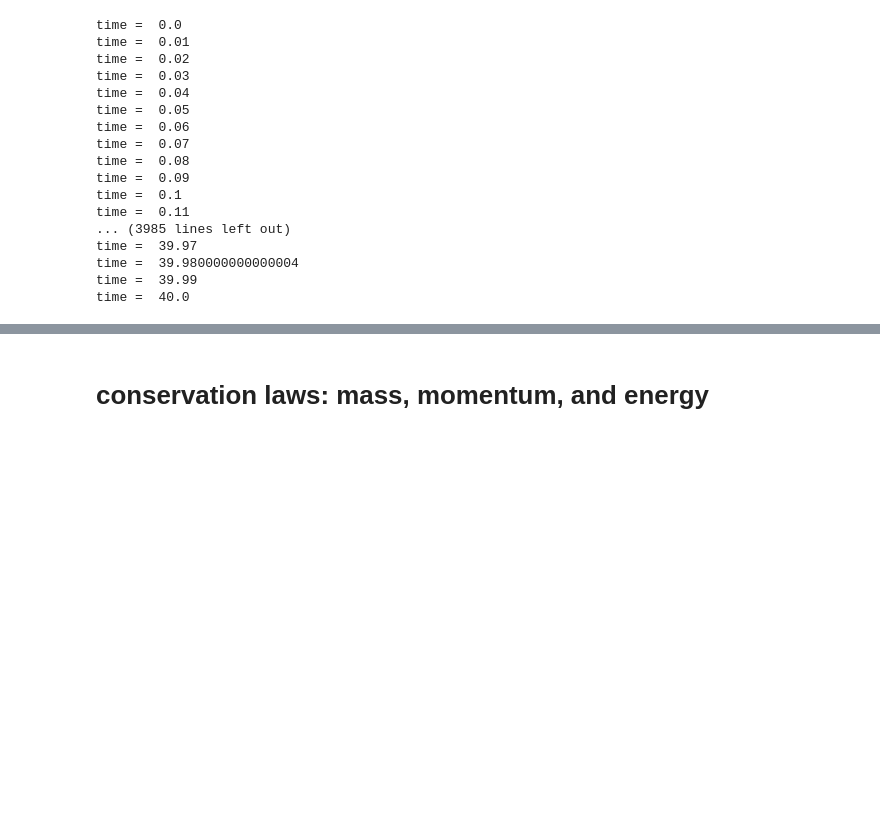
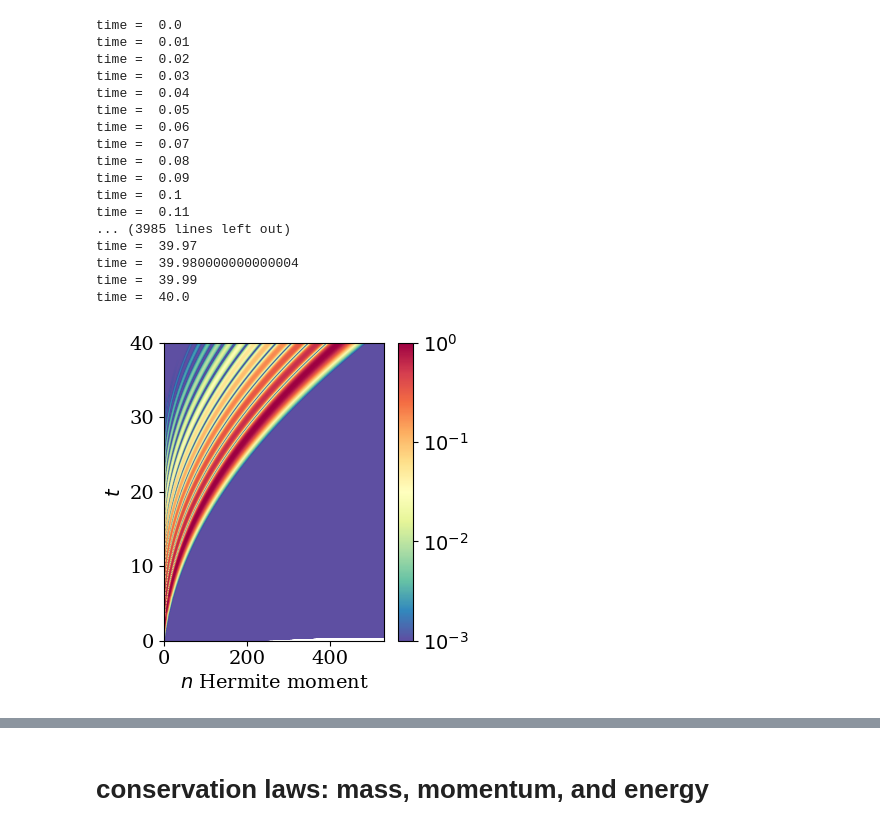
Before and after one commit to opaliss/Vlasov_Hermite_recurrence_study, a Jupyter notebook: aw_simulation/linear_landau_damping.ipynb, the cells around one changed output, grey strips where cells are left out. Cells and saved outputs as stored; diff of their text form; code cells hidden in the pictures; blank space fills up the shorter version.

```diff
--- a/aw_simulation/linear_landau_damping.ipynb
+++ b/aw_simulation/linear_landau_damping.ipynb
@@ -108,18 +108,20 @@ time =  39.980000000000004
 time =  39.99
 time =  40.0
 # %%
-fig, ax = plt.subplots(figsize=(7, 4))
+fig, ax = plt.subplots(figsize=(4, 4))
 
 mat = np.abs(sol_midpoint_u[np.arange(setup.Nx+1, (2*setup.Nx+1)*setup.Nv, 2*setup.Nx+1), :])
 
 pos = ax.pcolormesh(np.arange(setup.Nv), sol_midpoint_t, np.log10((mat**2)/np.max(mat**2, axis=0)).T, vmin=-3, vmax=0., cmap="Spectral_r", shading="gouraud")
-#ax.set_xticks([0, 5, 10, 15])
+ax.set_xlim(0, 530)
 ax.set_xlabel("$n$ Hermite moment")
 ax.set_ylabel("$t$")
 cbar = fig.colorbar(pos, ticks=[-3, -2, -1, 0])
 cbar.ax.set_yticklabels(['$10^{-3}$', '$10^{-2}$', '$10^{-1}$', "$10^{0}$"])
 plt.tight_layout()
 plt.savefig("figs/linear_landau/moment_cascade_" + str(setup.Nv)+ "_closure_" + str(setup.closure_type) + "_collisions_" + str(setup.col_type) + "_" + str(setup.hyper_rate)+ ".png",bbox_inches='tight', dpi=200 )
+# %% [output]
+[figure, added]
 # %%
 # plot the electric field damping rate
 fig, ax = plt.subplots(figsize=(7, 4))
```
Also changed, not shown: parts of 3 cells of this notebook, 9 other files.
